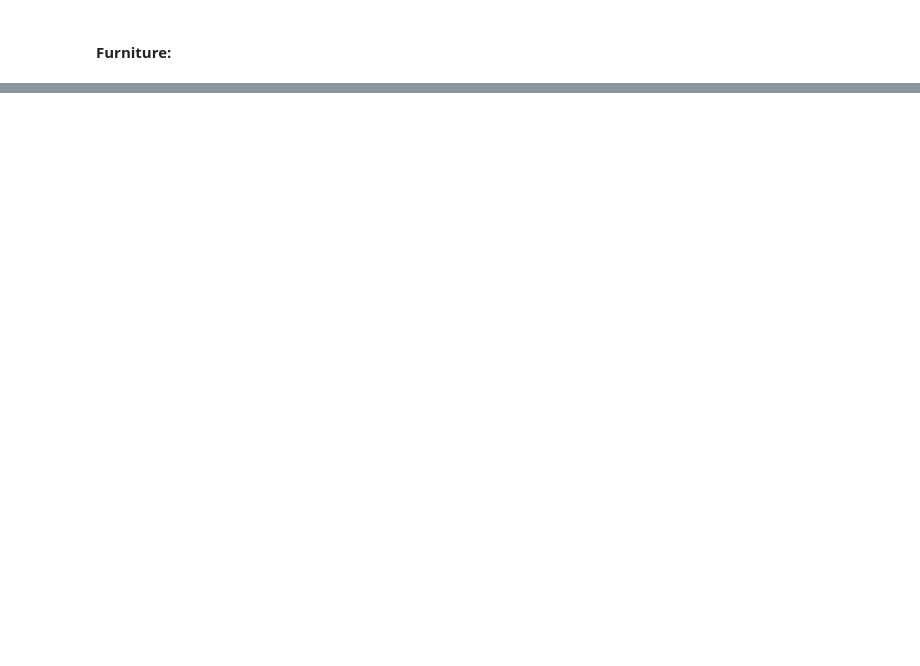
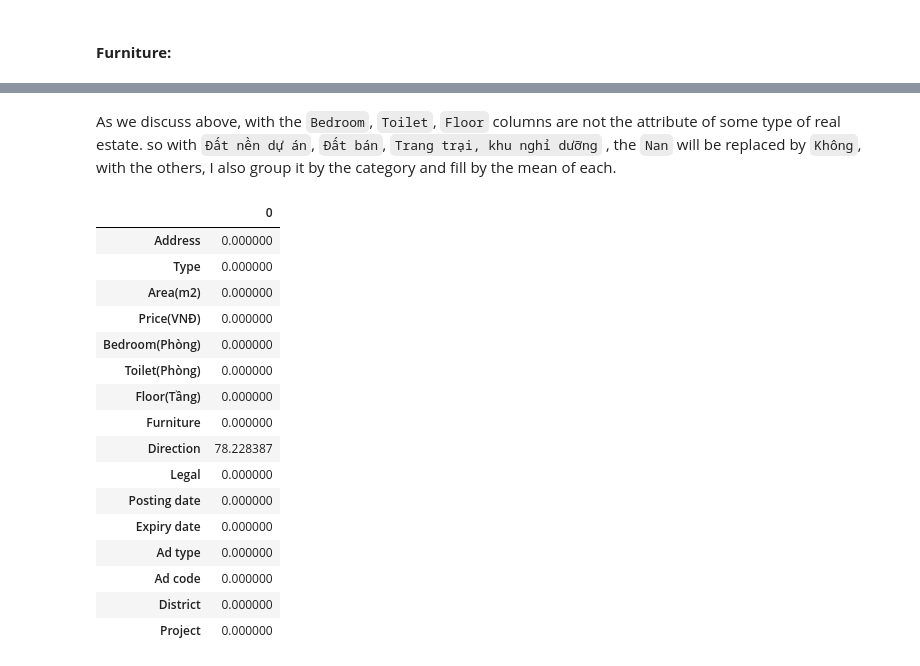
Before and after one commit to bonkh/I2DS_Final_Project, a Jupyter notebook: Notebook/Phase0.2_Preprocessing_for_sale.ipynb, the cells around one changed output, grey strips where cells are left out. Cells and saved outputs as stored; diff of their text form; code cells hidden in the pictures; blank space fills up the shorter version.

```diff
--- a/Notebook/Phase0.2_Preprocessing_for_sale.ipynb
+++ b/Notebook/Phase0.2_Preprocessing_for_sale.ipynb
@@ -497,0 +501,31 @@ Name: count, dtype: int64
+# %% [markdown]
+As we discuss above, with the `Bedroom`, `Toilet`, `Floor` columns are not the attribute of some type of real estate. so with  `Đất nền dự án`, `Đất bán`, `Trang trại, khu nghỉ dưỡng` , the `Nan` will be replaced by `Không`, with the others, I also group it by the category and fill by the mean of each.
+# %%
+replace_nan_types = ['Đất nền dự án', 'Đất bán', 'Trang trại, khu nghỉ dưỡng']
+columns = ['Bedroom(Phòng)', 'Toilet(Phòng)', 'Floor(Tầng)']
+
+for col in columns:
+    mask = real_estate_for_sale_df['Type'].isin(replace_nan_types)
+    real_estate_for_sale_df.loc[mask, col] = real_estate_for_sale_df.loc[mask, col].fillna('Không')
+    real_estate_for_sale_df.loc[~mask , col] = real_estate_for_sale_df.loc[ ~mask, col].fillna(round(real_estate_for_sale_df.loc[~mask, col].mean(),0))
+# %%
+missing_ratios_df = real_estate_for_sale_df.agg(missing_ratio).to_frame()
+missing_ratios_df
+# %% [output]
+|  | 0 |
+| Address | 0.000000 |
+| Type | 0.000000 |
+| Area(m2) | 0.000000 |
+| Price(VNĐ) | 0.000000 |
+| Bedroom(Phòng) | 0.000000 |
+| Toilet(Phòng) | 0.000000 |
+| Floor(Tầng) | 0.000000 |
+| Furniture | 0.000000 |
+| Direction | 78.228387 |
+| Legal | 0.000000 |
+| Posting date | 0.000000 |
+| Expiry date | 0.000000 |
+| Ad type | 0.000000 |
+| Ad code | 0.000000 |
+| District | 0.000000 |
+| Project | 0.000000 |
```
Also changed, not shown: parts of 47 cells of this notebook, 2 other files.
